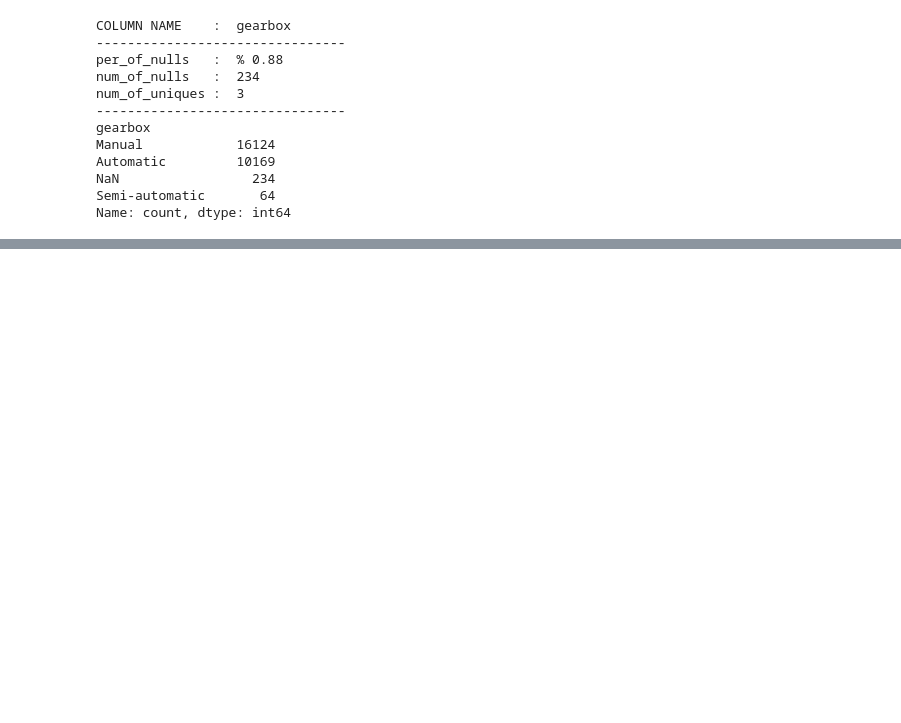
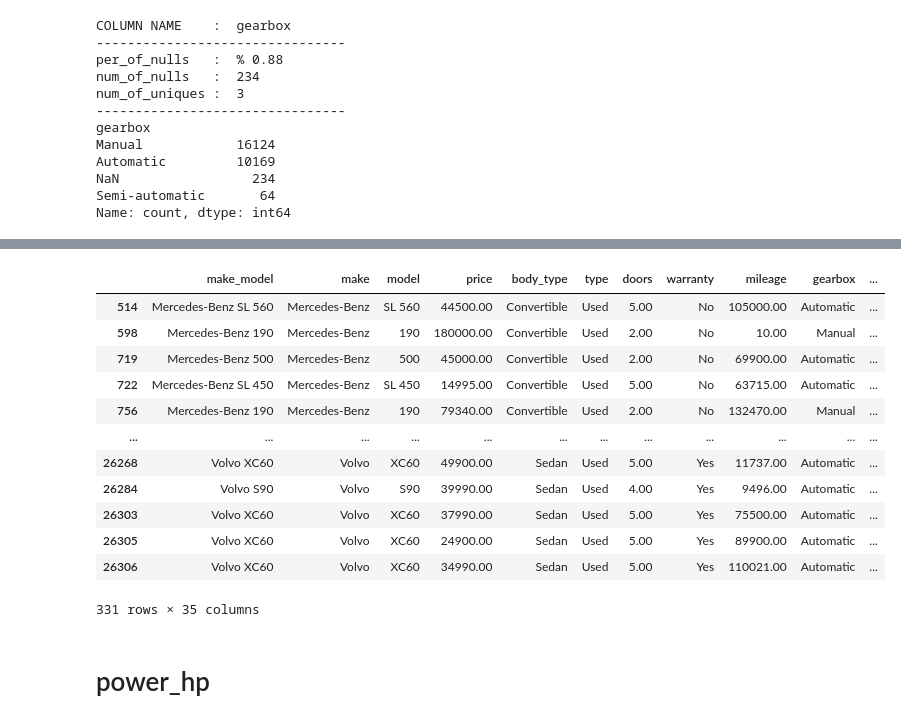
Before and after one commit to fermiyon/clarusway, a Jupyter notebook: autoscout/project_part_2_missing_values.ipynb, the cells around one changed output, grey strips where cells are left out. Saved outputs shown, nothing was run; the diff lists cells and outputs as text; code cells hidden in the pictures; blank space fills up the shorter version.

```diff
--- a/autoscout/project_part_2_missing_values.ipynb
+++ b/autoscout/project_part_2_missing_values.ipynb
@@ -240,9 +261,11 @@ df[df.age.isna()]
 # %%
 def remove_duplicates():
     print(df.shape)
-    df.drop_duplicates(inplace = True)
-    df.reset_index(drop=True, inplace=True)
-    print(df.shape)
+    df_copy = df.copy()
+    df_copy.drop_duplicates(inplace = True)
+    df_copy.reset_index(drop=True, inplace=True)
+    print(df_copy.shape)
+    return df_copy
 # %% [markdown]
 ## mileage
 # %%
@@ -473,0 +469,2 @@ df_dummied.to_csv("final_scout_dummy.csv", index=False)
+# %%
+df = remove_duplicates()
@@ -473,0 +498,2 @@ df_dummied.to_csv("final_scout_dummy.csv", index=False)
+# %%
+df_doors = fill_with_mode('doors',groups = ['make','make_model','body_type','fuel','country'])
@@ -473,0 +518,16 @@ df_dummied.to_csv("final_scout_dummy.csv", index=False)
+# %%
+df_doors[df.doors.isna()]
+# %% [output]
+|  | make_model | make | model | price | body_type | type | doors | warranty | mileage | gearbox | ... |
+| 514 | Mercedes-Benz SL 560 | Mercedes-Benz | SL 560 | 44500.00 | Convertible | Used | 5.00 | No | 105000.00 | Automatic | ... |
+| 598 | Mercedes-Benz 190 | Mercedes-Benz | 190 | 180000.00 | Convertible | Used | 2.00 | No | 10.00 | Manual | ... |
+| 719 | Mercedes-Benz 500 | Mercedes-Benz | 500 | 45000.00 | Convertible | Used | 2.00 | No | 69900.00 | Automatic | ... |
+| 722 | Mercedes-Benz SL 450 | Mercedes-Benz | SL 450 | 14995.00 | Convertible | Used | 5.00 | No | 63715.00 | Automatic | ... |
+| 756 | Mercedes-Benz 190 | Mercedes-Benz | 190 | 79340.00 | Convertible | Used | 2.00 | No | 132470.00 | Manual | ... |
+| ... | ... | ... | ... | ... | ... | ... | ... | ... | ... | ... | ... |
+| 26268 | Volvo XC60 | Volvo | XC60 | 49900.00 | Sedan | Used | 5.00 | Yes | 11737.00 | Automatic | ... |
+| 26284 | Volvo S90 | Volvo | S90 | 39990.00 | Sedan | Used | 4.00 | Yes | 9496.00 | Automatic | ... |
+| 26303 | Volvo XC60 | Volvo | XC60 | 37990.00 | Sedan | Used | 5.00 | Yes | 75500.00 | Automatic | ... |
+| 26305 | Volvo XC60 | Volvo | XC60 | 24900.00 | Sedan | Used | 5.00 | Yes | 89900.00 | Automatic | ... |
+| 26306 | Volvo XC60 | Volvo | XC60 | 34990.00 | Sedan | Used | 5.00 | Yes | 110021.00 | Automatic | ... |
+331 rows × 35 columns
@@ -473,0 +538,2 @@ df_dummied.to_csv("final_scout_dummy.csv", index=False)
+# %% [markdown]
+# power_hp
```
Also changed, not shown: parts of 236 cells of this notebook.
